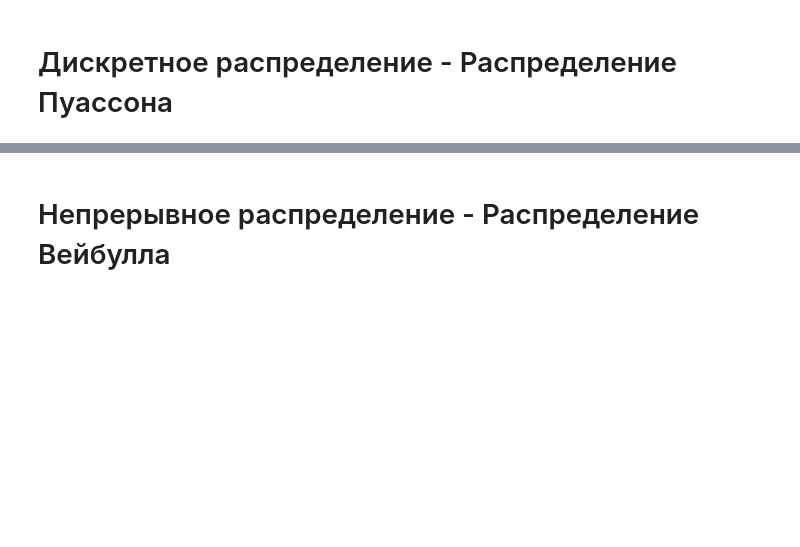
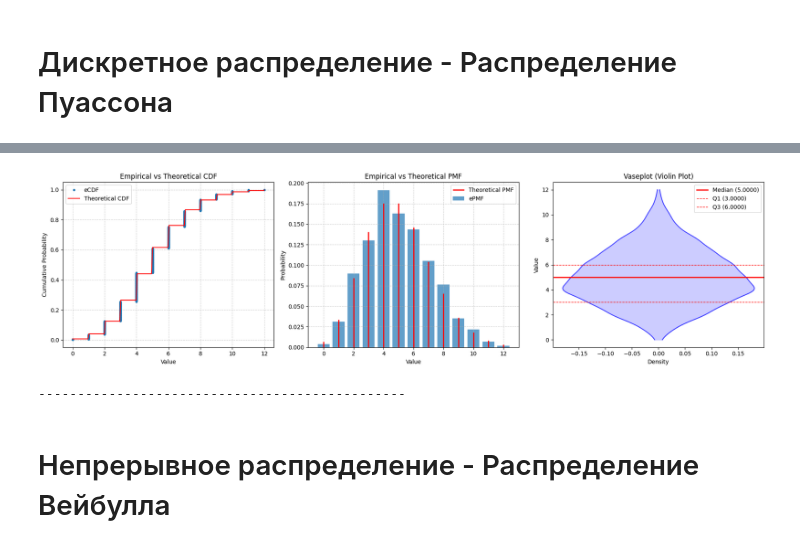
Before and after one commit to EZHOWWW/stat_lab_02, a Jupyter notebook: main.ipynb, the cells around one changed output, grey strips where cells are left out. Saved outputs shown, nothing was run; the diff lists cells and outputs as text; code cells hidden in the pictures; blank space fills up the shorter version.

```diff
--- a/main.ipynb
+++ b/main.ipynb
@@ -13,75 +187,19 @@ N = 1024
 # Дискретное распределение - Распределение Пуассона
 # %%
 # --- Распределение Пуассона ---
-print("### Распределение Пуассона")
-
 # Параметр распределения Пуассона
 lambda_poisson = 5
 
 # 1. Генерация выборки
-poisson_data = np.random.poisson(lambda_poisson, N)
+poisson_data = np.random.poisson(lam=lambda_poisson, size=N)
 
-# 2. Расчет описательных статистик
-print("\n#### Описательные статистики")
+# 2. Анализ и визуализация
+poisson_analyzer = DistributionAnalyzer(poisson_data, dist_type='discrete', name='Poisson Distribution')
 
-# Квартили
-q1_p, median_p, q3_p = np.percentile(poisson_data, [25, 50, 75])
-print(f"Q1: {q1_p:.4f}")
-print(f"Q2 (Медиана): {median_p:.4f}")
-print(f"Q3: {q3_p:.4f}")
+# a) основные статистики
+poisson_analyzer.print_statistics()
 
-# Меры центральной тенденции
-mean_p = np.mean(poisson_data)
-mode_p_result = stats.mode(poisson_data)
-mode_p = (
-    mode_p_result.mode.item()
-    if isinstance(mode_p_result.mode, np.ndarray)
-    else mode_p_result.mode
-)  # Получаем само значение моды, совместимо с разными версиями scipy
-
-print(f"Выборочное среднее: {mean_p:.4f}")
-print(f"Медиана: {median_p:.4f}")
-print(f"Мода: {mode_p}")
-
-# Меры вариабельности
-range_p = np.max(poisson_data) - np.min(poisson_data)
-iqr_p = q3_p - q1_p
-var_p = np.var(poisson_data)  # Смещенная
-std_p = np.std(poisson_data)  # Смещенная
-cov_p = (std_p / mean_p) if mean_p != 0 else float("inf")
-mad_p = np.mean(np.abs(poisson_data - mean_p))  # Среднее абсолютное отклонение
-
-print(f"Размах выборки: {range_p:.4f}")
-print(f"Интерквартильный размах: {iqr_p:.4f}")
-print(f"Дисперсия (смещенная): {var_p:.4f}")
-print(f"Стандартное отклонение (смещенное): {std_p:.4f}")
-print(f"Коэффициент вариации: {cov_p:.4f}")
-print(f"Среднее абсолютное отклонение: {mad_p:.4f}")
-
-# Меры формы распределения
-skew_p = stats.skew(poisson_data)
-kurt_p = stats.kurtosis(poisson_data)  # Эксцесс
-
-print(f"Коэффициент асимметрии: {skew_p:.4f}")
-print(f"Коэффициент эксцесса: {kurt_p:.4f}")
-
-# Моменты
-print("\n#### Моменты")
-# Расчет начальных моментов вручную или с учетом версии scipy
-raw_moments_p = [np.mean(poisson_data**k) for k in range(1, 6)]
-
-# stats.moment по умолчанию считает центральные моменты
-central_moments_p = [stats.moment(poisson_data, moment=k) for k in range(1, 6)]
-
-
-print("Начальные моменты (Первые 5):")
-for i, m in enumerate(raw_moments_p):
-    print(f"  Порядок {i + 1}: {m:.4f}")
-
-print("Центральные моменты (Первые 5):")
-for i, m in enumerate(central_moments_p):
-    print(f"  Порядок {i + 1}: {m:.4f}")
-
-
-print("\n" + "=" * 50 + "\n")  # Разделитель
+# b) визуализация
+# For discrete distribution, theoretical_dist should be from scipy.stats.poisson
+poisson_analyzer.plot_distribution(theoretical_dist=stats.poisson(mu=lambda_poisson))
 # %% [output]
@@ -105 +226,3 @@ Q3: 6.0000
+[figure, added]
+-----------------------------------------------
 # %% [markdown]
```
Also changed, not shown: parts of 8 cells of this notebook.
